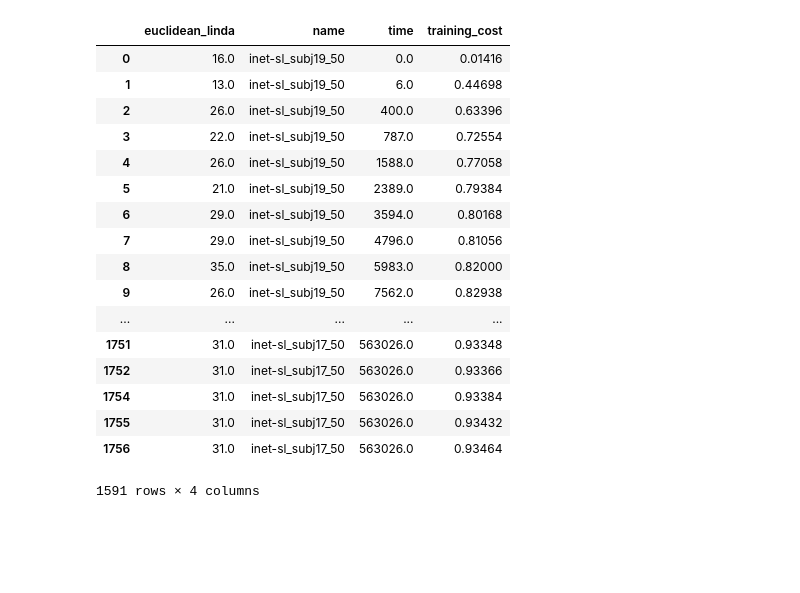
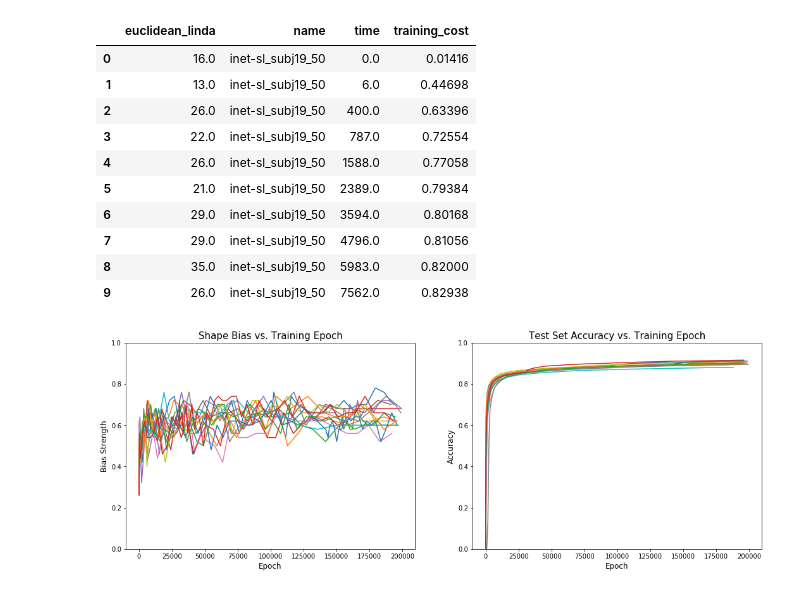
Before and after one commit to rfeinman/learning-to-learn, a Jupyter notebook: notebooks/plot_deepmind_data.ipynb, the cells around one changed output. Cells and saved outputs as stored; diff of their text form; code cells hidden in the pictures; blank space fills up the shorter version.

```diff
--- a/notebooks/plot_deepmind_data.ipynb
+++ b/notebooks/plot_deepmind_data.ipynb
@@ -8,23 +8,50 @@ import matplotlib.pylab as plt
 # %%
 df = pd.read_pickle('../data/deepmind_data.pkl')
 # %%
-df
+df.head(10)
 # %% [output]
 |  | euclidean_linda | name | time | training_cost |
 | 0 | 16.0 | inet-sl_subj19_50 | 0.0 | 0.01416 |
 | 1 | 13.0 | inet-sl_subj19_50 | 6.0 | 0.44698 |
 | 2 | 26.0 | inet-sl_subj19_50 | 400.0 | 0.63396 |
 | 3 | 22.0 | inet-sl_subj19_50 | 787.0 | 0.72554 |
 | 4 | 26.0 | inet-sl_subj19_50 | 1588.0 | 0.77058 |
 | 5 | 21.0 | inet-sl_subj19_50 | 2389.0 | 0.79384 |
 | 6 | 29.0 | inet-sl_subj19_50 | 3594.0 | 0.80168 |
 | 7 | 29.0 | inet-sl_subj19_50 | 4796.0 | 0.81056 |
 | 8 | 35.0 | inet-sl_subj19_50 | 5983.0 | 0.82000 |
 | 9 | 26.0 | inet-sl_subj19_50 | 7562.0 | 0.82938 |
-| ... | ... | ... | ... | ... |
-| 1751 | 31.0 | inet-sl_subj17_50 | 563026.0 | 0.93348 |
-| 1752 | 31.0 | inet-sl_subj17_50 | 563026.0 | 0.93366 |
-| 1754 | 31.0 | inet-sl_subj17_50 | 563026.0 | 0.93384 |
-| 1755 | 31.0 | inet-sl_subj17_50 | 563026.0 | 0.93432 |
-| 1756 | 31.0 | inet-sl_subj17_50 | 563026.0 | 0.93464 |
-1591 rows × 4 columns
+# %%
+upto = 200000
+fig, axes = plt.subplots(nrows=1, ncols=2, figsize=(18,6))
+# First, do the bias plots
+for name in df.name.unique():
+    if name == "inet-sl_subj13_50":
+        continue
+    x = df[df.name==name].time.values
+    y = df[df.name==name]['euclidean_linda'].values
+    y = y/50.
+
+    y = y[np.where(x < upto)]
+    x = x[np.where(x < upto)]
+    axes[0].plot(x, y)
+    axes[0].set_ylim(0,1)
+    axes[0].set_xlabel('Epoch', fontsize=12)
+    axes[0].set_ylabel('Bias Strength', fontsize=12)
+    axes[0].set_title('Shape Bias vs. Training Epoch', fontsize=15)
+# Now, do the loss plots
+for name in df.name.unique():
+    if name == "inet-sl_subj13_50":
+        continue
+    x = df[df.name==name].time.values
+    y = df[df.name==name]['training_cost'].values
+
+    y = y[np.where(x < upto)]
+    x = x[np.where(x < upto)]
+    axes[1].plot(x, y)
+    axes[1].set_ylim(0,1)
+    axes[1].set_xlabel('Epoch', fontsize=12)
+    axes[1].set_ylabel('Accuracy', fontsize=12)
+    axes[1].set_title('Test Set Accuracy vs. Training Epoch', fontsize=15)
+# %% [output]
+[figure, added]
```
Also changed, not shown: 2 other files.
